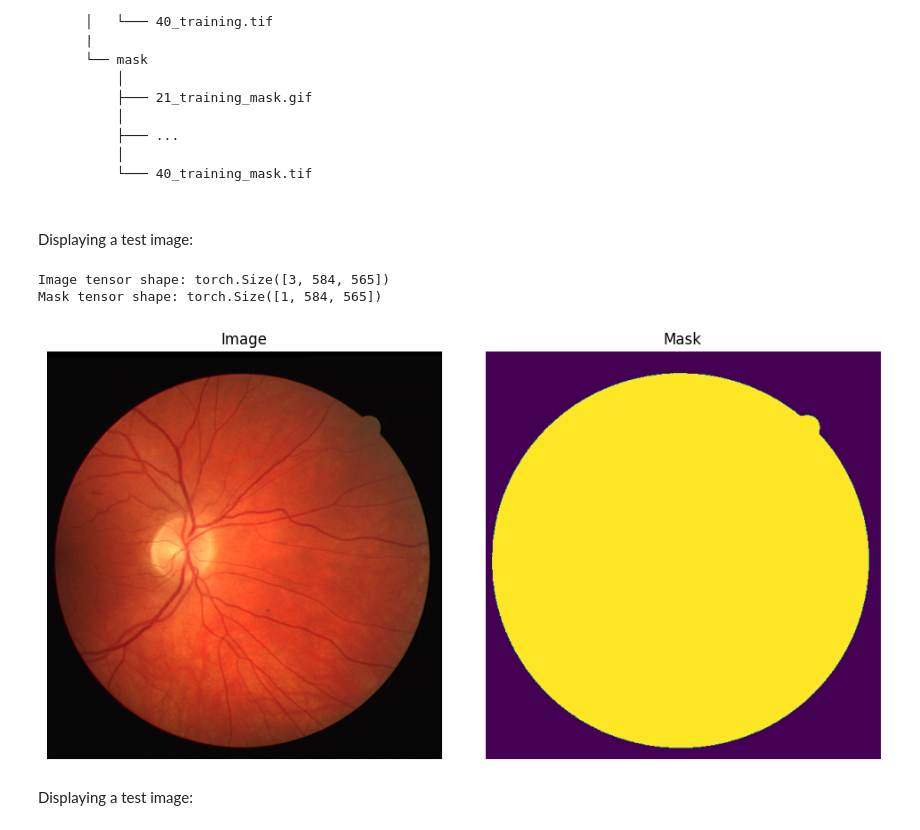
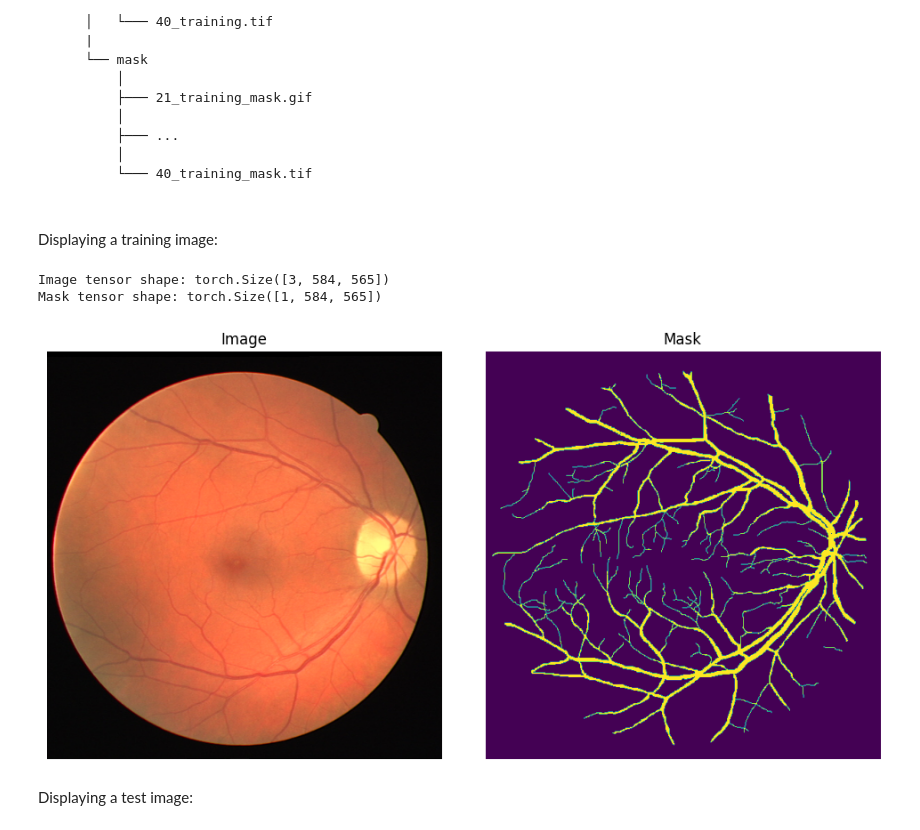
Before and after one commit to SebWae/02516-image-segmentation, a Jupyter notebook: eda.ipynb, the cells around one changed output. Cells and saved outputs as stored; diff of their text form; code cells hidden in the pictures.

````diff
--- a/eda.ipynb
+++ b/eda.ipynb
@@ -38,7 +38,7 @@ Displaying some of the images:
 base_path = "/dtu/datasets1/02516/PH2_Dataset_images"
 
 # folder to visualize
-folder = "IMD002"
+folder = "IMD033"
 
 # full paths
 dermoscopic_path = os.path.join(base_path, folder, f"{folder}_Dermoscopic_Image", f"{folder}.bmp")
@@ -156,17 +158,18 @@ Comments:
 
 ```
 # %% [markdown]
-Displaying a test image:
+Displaying a training image:
 # %%
 # base path to DRIVE test set
-base_path = "/dtu/datasets1/02516/DRIVE/test"
+base_path = "DRIVE"
+split = "training"
 
 # folder and image to visualize
-image_name = "15_test"
+image_number = "27"
 
 # full paths
-image_path = os.path.join(base_path, "images", f"{image_name}.tif")
-mask_path = os.path.join(base_path, "mask", f"{image_name}_mask.gif")
+mask_path = os.path.join(base_path, f"{split}", "masks", f"{image_number}_manual1.gif")
+image_path = os.path.join(base_path, f"{split}", "images", f"{image_number}_{split}.tif")
 
 # initializing transformer
 to_tensor = transforms.ToTensor()
@@ -174,34 +177,34 @@ to_tensor = transforms.ToTensor()
 # loading images
 image = Image.open(image_path).convert("RGB")
 mask = Image.open(mask_path).convert("L")
 
 # converting to tensors
 image_tensor = to_tensor(image)
 mask_tensor = to_tensor(mask)
 
 # displaying image sizes
 print("Image tensor shape:", image_tensor.shape)
 print("Mask tensor shape:", mask_tensor.shape)
 
 # displaying images
 fig, axes = plt.subplots(1, 2, figsize=(10, 5))
 
 # dermoscopic
 axes[0].imshow(image)
 axes[0].set_title("Image")
 axes[0].axis("off")
 
 # lesion
 axes[1].imshow(mask)
 axes[1].set_title("Mask")
 axes[1].axis("off")
 
 plt.tight_layout()
 plt.show()
 # %% [output]
 Image tensor shape: torch.Size([3, 584, 565])
 Mask tensor shape: torch.Size([1, 584, 565])
-[figure, old version]
+[figure, new version]
 # %% [markdown]
 Displaying a test image:
 # %%
````
Also changed, not shown: parts of 2 cells of this notebook.
